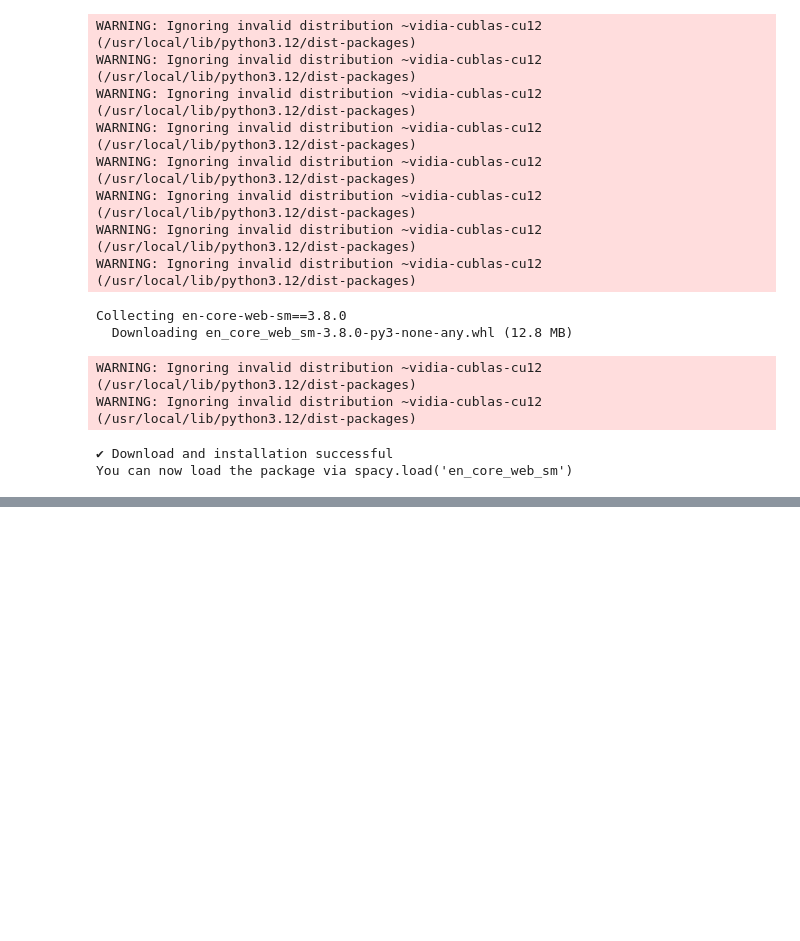
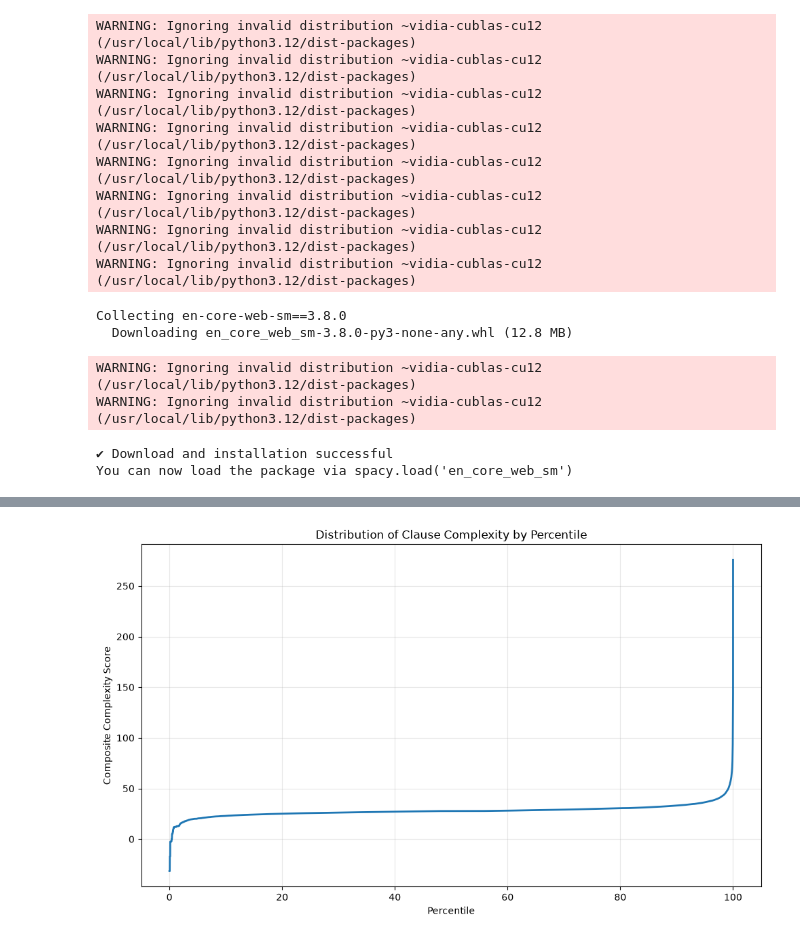
Before and after one commit to danilopsss/uol_capstone_project, a Jupyter notebook: capstone_artifact.ipynb, the cells around one changed output, grey strips where cells are left out. Saved outputs shown, nothing was run; the diff lists cells and outputs as text; code cells hidden in the pictures; blank space fills up the shorter version.

```diff
--- a/capstone_artifact.ipynb
+++ b/capstone_artifact.ipynb
@@ -159,0 +377,43 @@ shape: (116_497, 9)
+# %%
+# 5.4 Relationship Between Flesch Reading Ease and Flesch-Kincaid Grade Level
+
+# Figure 5.4 presents the distribution of composite complexity scores across clause
+# percentiles. The results demonstrate that complexity is not uniformly distributed
+# throughout the dataset. While a large proportion of clauses exhibit relatively
+# similar readability levels, the highest percentiles contain substantially more
+# complex clauses.
+
+# The sharp increase observed towards the upper end of the distribution indicates
+# the presence of a subset of clauses that are considerably more difficult than the
+# majority of the corpus. These clauses represent the greatest barriers to
+# comprehension for non-expert readers and therefore constitute appropriate candidates
+# for simplification.
+
+# This finding supports the decision to adopt a targeted simplification strategy
+# rather than processing all clauses equally. By focusing on clauses located in the
+# upper complexity percentiles, the evaluation can more effectively measure the ability
+# of Large Language Models to reduce linguistic complexity while preserving legal
+# meaning.
+
+import matplotlib.pyplot as plt
+import numpy
+
+scores = (
+    cuad_legal["complexity_score"]
+    .sort()
+    .to_list()
+)
+
+percentiles = numpy.linspace(0, 100, len(scores))
+
+plt.figure(figsize=(10, 6))
+plt.plot(percentiles, scores, linewidth=2)
+plt.title("Distribution of Clause Complexity by Percentile")
+plt.xlabel("Percentile")
+plt.ylabel("Composite Complexity Score")
+plt.grid(alpha=0.3)
+
+plt.tight_layout()
+plt.show()
+# %% [output]
+[figure, added]
```
Also changed, not shown: parts of 8 cells of this notebook, 6 other files.
